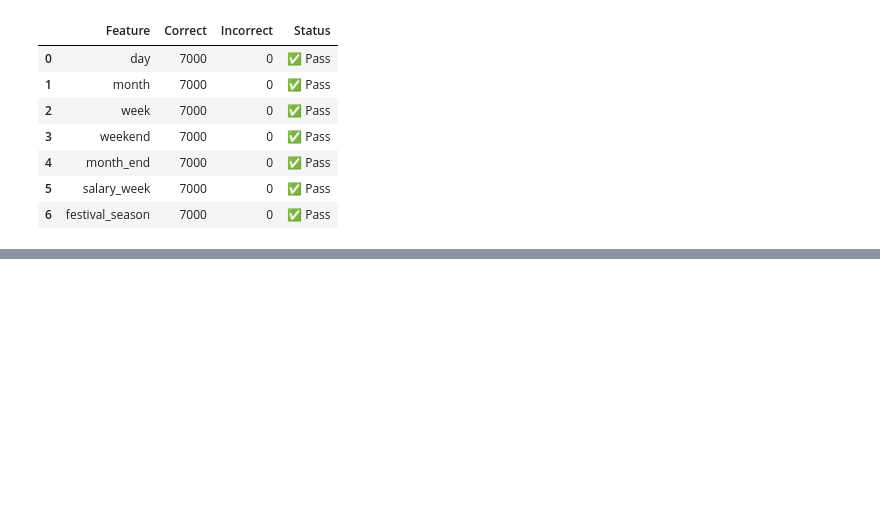
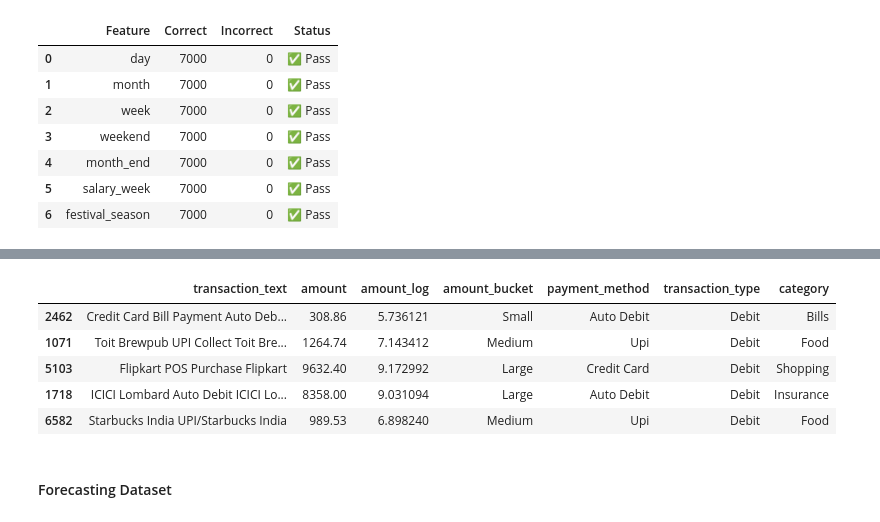
Before and after one commit to SatheMonika04/AI-Financial-Wellness-Coach, a Jupyter notebook: Feature_Engineering/adv_feature_engineering_m.ipynb, the cells around one changed output, grey strips where cells are left out. Saved outputs shown, nothing was run; the diff lists cells and outputs as text; code cells hidden in the pictures; blank space fills up the shorter version.

Commit message:
Create model-specific feature datasets

```diff
--- a/Feature_Engineering/feature_engineering_m.ipynb
+++ b/Feature_Engineering/adv_feature_engineering_m.ipynb
@@ -850,0 +942,12 @@ validation_report
+# %%
+expense_df = df[
+    [
+        "transaction_text",
+        "amount",
+        "amount_log",
+        "amount_bucket",
+        "payment_method",
+        "transaction_type",
+        "category"
+    ]
+].copy()
@@ -850,0 +971,9 @@ validation_report
+# %%
+expense_df.sample(5)
+# %% [output]
+|  | transaction_text | amount | amount_log | amount_bucket | payment_method | transaction_type | category |
+| 2462 | Credit Card Bill Payment Auto Deb... | 308.86 | 5.736121 | Small | Auto Debit | Debit | Bills |
+| 1071 | Toit Brewpub UPI Collect Toit Bre... | 1264.74 | 7.143412 | Medium | Upi | Debit | Food |
+| 5103 | Flipkart POS Purchase Flipkart | 9632.40 | 9.172992 | Large | Credit Card | Debit | Shopping |
+| 1718 | ICICI Lombard Auto Debit ICICI Lo... | 8358.00 | 9.031094 | Large | Auto Debit | Debit | Insurance |
+| 6582 | Starbucks India UPI/Starbucks India | 989.53 | 6.898240 | Medium | Upi | Debit | Food |
@@ -850,0 +985,2 @@ validation_report
+# %% [markdown]
+#### Forecasting Dataset
```
Also changed, not shown: parts of 24 cells of this notebook, 4 other files.
